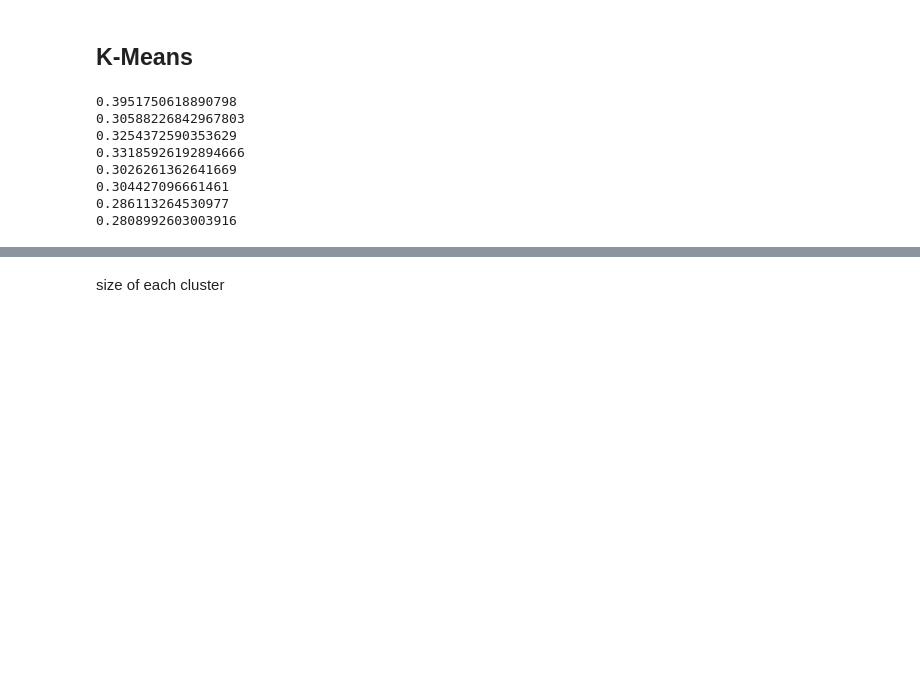
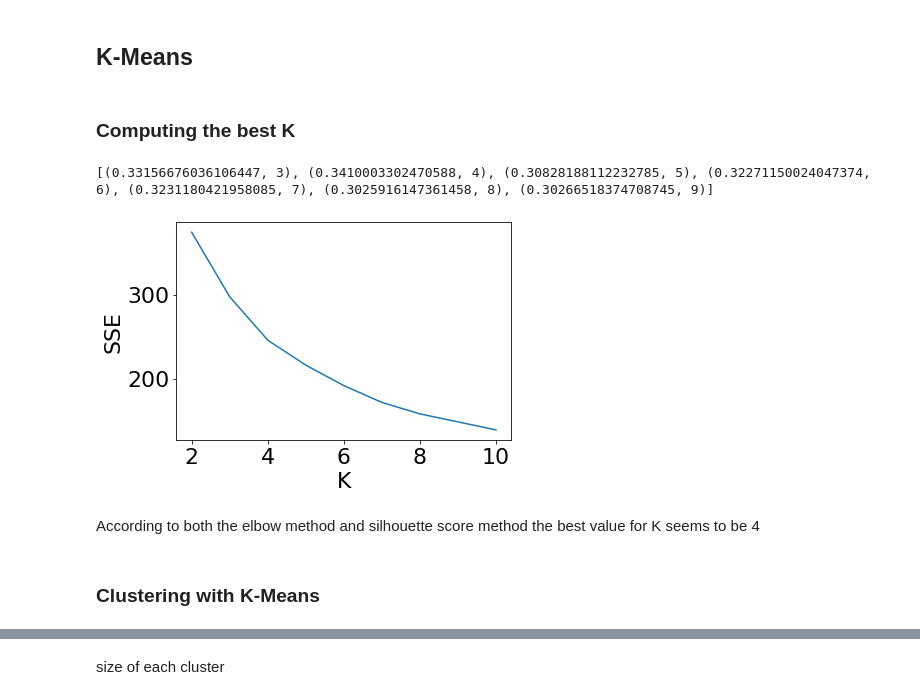
Before and after one commit to gioleppe/Data-Mining-20-21, a Jupyter notebook: notebooks/Task2_clustering_analysis.ipynb, the cells around one changed output, grey strips where cells are left out. Cells and saved outputs as stored; diff of their text form; code cells hidden in the pictures; blank space fills up the shorter version.

```diff
--- a/notebooks/Task2_clustering_analysis.ipynb
+++ b/notebooks/Task2_clustering_analysis.ipynb
@@ -76,19 +79,38 @@ X = scaler.fit_transform(ind_no_outlier.values)
 # %%
 from sklearn.cluster import KMeans
 from sklearn.metrics import silhouette_score
+# %% [markdown]
+### Computing the best K
 # %%
-for i in range(2,10):
+silhouette_list = list()
+for i in range(3,10):
     kmeans = KMeans(n_clusters=i, n_init=10, max_iter=150)
     kmeans.fit(X)
     labels = kmeans.labels_
-    print(silhouette_score(X, labels, metric='euclidean'))
+    silhouette_list.append((silhouette_score(X, labels, metric='euclidean'),i))
+
+print(silhouette_list)
 # %% [output]
-0.3951750618890798
-0.30588226842967803
-0.3254372590353629
-0.33185926192894666
-0.3026261362641669
-0.304427096661461
-0.286113264530977
-0.2808992603003916
+[(0.33156676036106447, 3), (0.3410003302470588, 4), (0.30828188112232785, 5), (0.32271150024047374, 6), (0.3231180421958085, 7), (0.3025916147361458, 8), (0.30266518374708745, 9)]
+# %%
+sse_list = list()
+max_k = 10
+for k in range(2, max_k + 1):
+    kmeans = KMeans(n_clusters=k, n_init=10, max_iter=100)
+    kmeans.fit(X)
+
+    sse = kmeans.inertia_
+    sse_list.append(sse)
+
+plt.plot(range(2, len(sse_list) + 2), sse_list)
+plt.ylabel('SSE', fontsize=22)
+plt.xlabel('K', fontsize=22)
+plt.tick_params(axis='both', which='major', labelsize=22)
+plt.show()
+# %% [output]
+[figure, added]
+# %% [markdown]
+According to both the elbow method and silhouette score method the best value for K seems to be 4
+# %% [markdown]
+### Clustering with K-Means
 # %%
```
Also changed, not shown: parts of 47 cells of this notebook, 6 other files.
